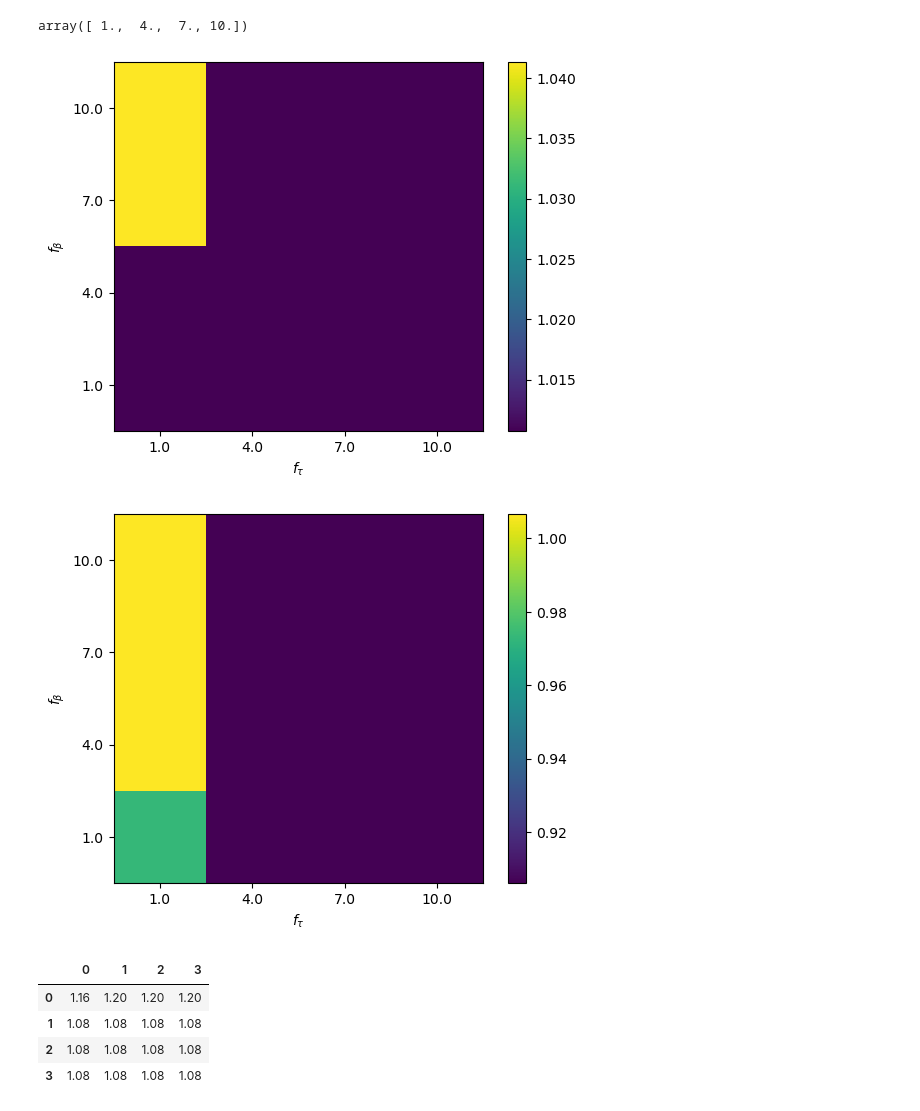
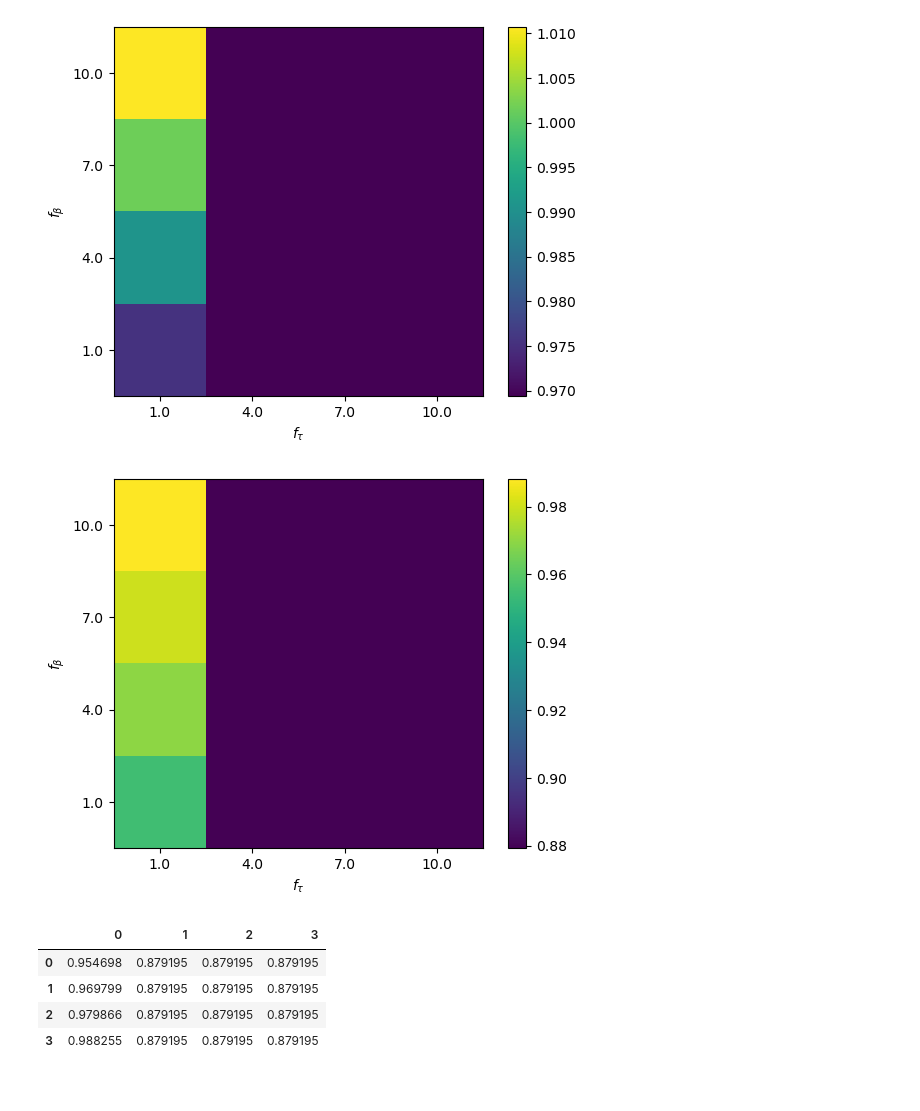
Before and after one commit to UlrikHvid/Competitive-advantages-of-T-even-phage-lysis-inhibition-in-response-to-secondary-infection, a Jupyter notebook: Fig4A_plotter.ipynb, the cells around one changed output. Saved outputs shown, nothing was run; the diff lists cells and outputs as text; code cells hidden in the pictures.

```diff
--- a/Fig4A_plotter.ipynb
+++ b/Fig4A_plotter.ipynb
@@ -1,10 +1,6 @@
 # %%
 import matplotlib.pyplot as plt
 import numpy as np
-# %%
-np.linspace(1, 10, size)
-# %% [output]
-array([ 1.,  4.,  7., 10.])
 # %%
 import pandas as pd
 
@@ -17,30 +9,30 @@ rZOI0  = 1306
 # %%
 size = 4
 ftarr = np.linspace(1, 10, size)
 fbarr = np.linspace(1, 10, size)
 origin = "lower"
-plt.imshow(df_zoi.T/rZOI0, origin = origin)
+plt.imshow(df_zoi.T/1000, origin = origin)
 plt.colorbar()
 plt.xticks([0,1,2,3],ftarr)
 plt.yticks([0,1,2,3],fbarr)
 plt.xlabel(r"$f_{\tau}$" )
 plt.ylabel(r"$f_{\beta}$")
 plt.figure()
-plt.imshow(df_plaquesize.T/rhalf0, origin = origin)
+plt.imshow(df_plaquesize.T/1000, origin = origin)
 plt.colorbar()
 plt.xticks([0,1,2,3],ftarr)
 plt.yticks([0,1,2,3],fbarr)
 plt.xlabel(r"$f_{\tau}$" )
 plt.ylabel(r"$f_{\beta}$")
 plt.show()
 # %% [output]
-[figure, old version]
+[figure, new version]
-[figure, old version]
+[figure, new version]
 # %%
-df_plaquesize
+df_plaquesize.T/1000
 # %% [output]
 |  | 0 | 1 | 2 | 3 |
-| 0 | 1.16 | 1.20 | 1.20 | 1.20 |
-| 1 | 1.08 | 1.08 | 1.08 | 1.08 |
-| 2 | 1.08 | 1.08 | 1.08 | 1.08 |
-| 3 | 1.08 | 1.08 | 1.08 | 1.08 |
+| 0 | 0.954698 | 0.879195 | 0.879195 | 0.879195 |
+| 1 | 0.969799 | 0.879195 | 0.879195 | 0.879195 |
+| 2 | 0.979866 | 0.879195 | 0.879195 | 0.879195 |
+| 3 | 0.988255 | 0.879195 | 0.879195 | 0.879195 |
```
Also changed, not shown: parts of 1 cell of this notebook, 1 other file.
